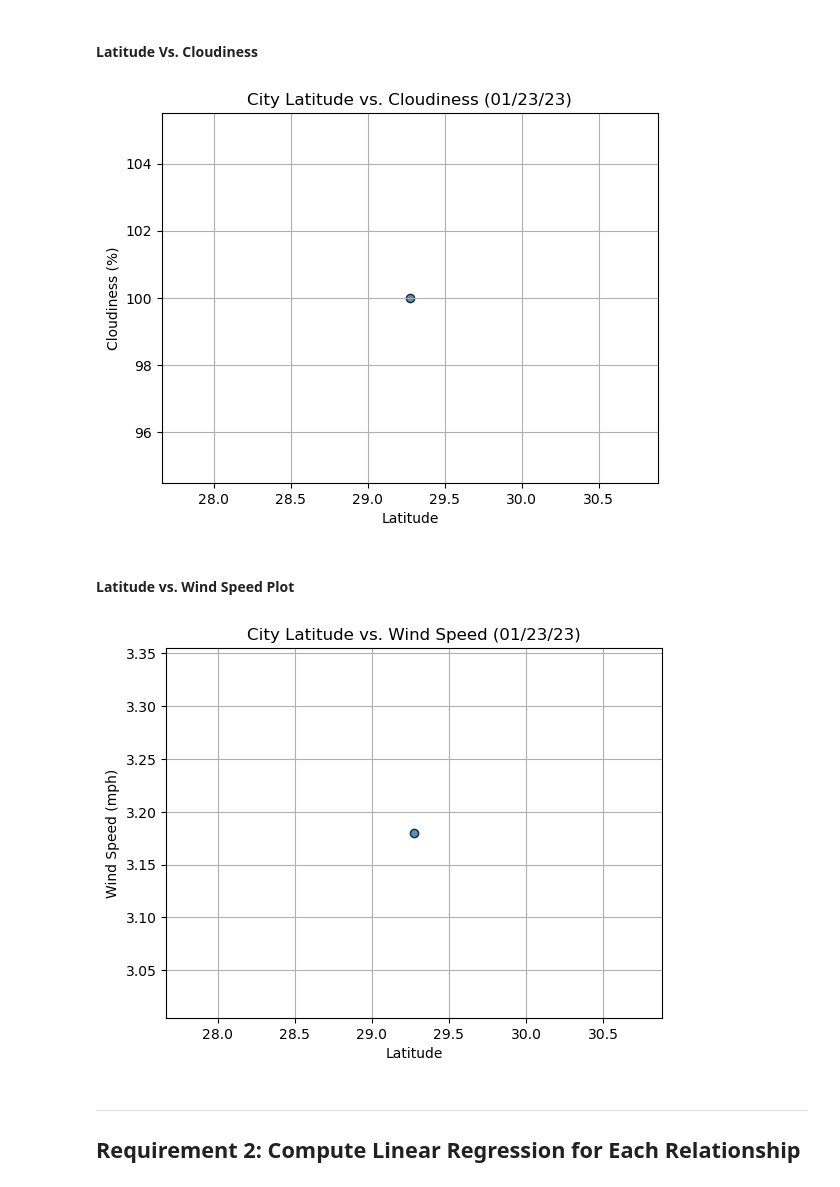
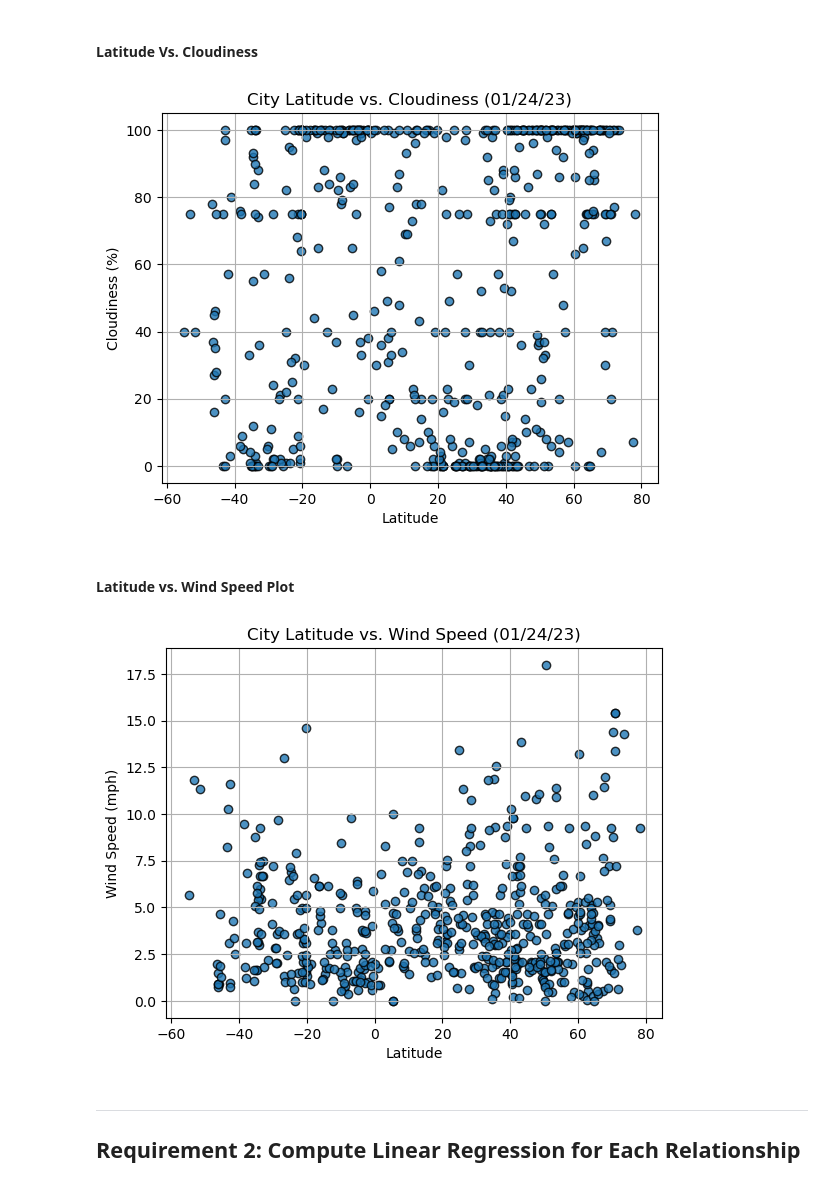
Before and after one commit to brittnibresee/Python-api, a Jupyter notebook: WeatherPy.ipynb, the cells around one changed output. Saved outputs shown, nothing was run; the diff lists cells and outputs as text; code cells hidden in the pictures.

```diff
--- a/WeatherPy.ipynb
+++ b/WeatherPy.ipynb
@@ -229,8 +244,8 @@ plt.show()
 #### Latitude Vs. Cloudiness
 # %%
 # Build the scatter plots for latitude vs. cloudiness
-plt.scatter(city_lat,
-            city_clouds,
+plt.scatter(city_data_df["Lat"],
+            city_data_df["Cloudiness"],
             edgecolor="black", linewidths=1, marker="o",
             alpha=0.8, label="Cities")
 
@@ -246,30 +261,30 @@ plt.grid(True)
 # Show plot
 plt.show()
 # %% [output]
-[figure, old version]
+[figure, new version]
 # %% [markdown]
 #### Latitude vs. Wind Speed Plot
 # %%
 # Build the scatter plots for latitude vs. wind speed
-plt.scatter(city_lat,
-            city_wind,
-            edgecolor="black", linewidths=1, marker="o",
-            alpha=0.8, label="Cities")
+plt.scatter(city_data_df["Lat"],
+           city_data_df["Wind Speed"],
+           edgecolor="black", linewidths=1, marker="o",
+           alpha=0.8, label="Cities")
 
 # Incorporate the other graph properties
 plt.title("City Latitude vs. Wind Speed (%s)" % time.strftime("%x"))
 plt.ylabel("Wind Speed (mph)")
 plt.xlabel("Latitude")
 plt.grid(True)
 
 
 # Save the figure
 #plt.savefig("output_data/Fig4.png")
 
 # Show plot
 plt.show()
 # %% [output]
-[figure, old version]
+[figure, new version]
 # %% [markdown]
 ---
 
```
Also changed, not shown: parts of 36 cells of this notebook, 1 other file.
